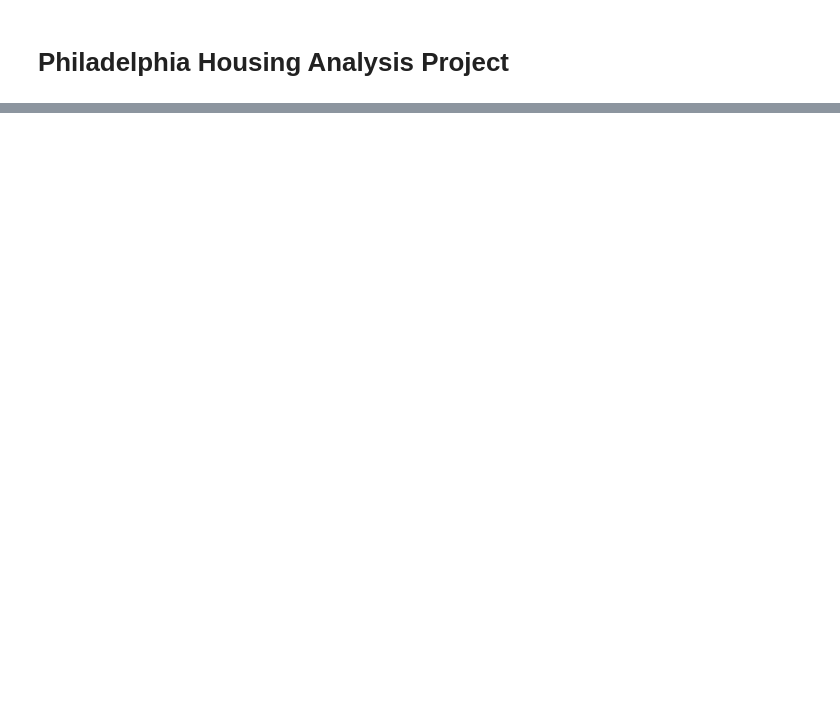
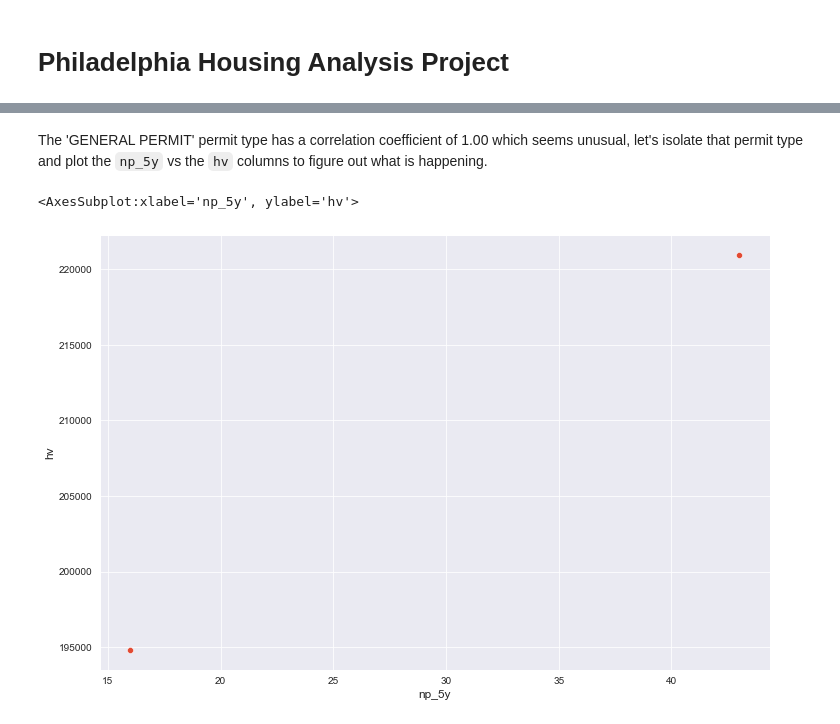
Before and after one commit to JohnnyKile/Philadelphia-Housing-Analysis, a Jupyter notebook: Philadelphia Housing Analysis.ipynb, the cells around one changed output, grey strips where cells are left out. Saved outputs shown, nothing was run; the diff lists cells and outputs as text; code cells hidden in the pictures; blank space fills up the shorter version.

```diff
--- a/Philadelphia Housing Analysis.ipynb
+++ b/Philadelphia Housing Analysis.ipynb
@@ -505,0 +176,2 @@ NameError: name 'hv_cols' is not defined
+# %%
+zillow = zillow[['zipcode', 'year', 'hv', 'pc_1y', 'pc_3y', 'pc_5y']]
@@ -505,0 +419,9 @@ NameError: name 'hv_cols' is not defined
+# %% [markdown]
+The 'GENERAL PERMIT' permit type has a correlation coefficient of 1.00 which seems unusual, let's isolate that permit type and plot the `np_5y` vs the `hv` columns to figure out what is happening.
+# %%
+housing_data = created_combined_df(permits_combined, ['GENERAL PERMIT'])
+sns.set_style("darkgrid")
+sns.scatterplot(data=housing_data, x="np_5y", y="hv")
+# %% [output]
+<AxesSubplot:xlabel='np_5y', ylabel='hv'>
+[figure, added]
```
Also changed, not shown: parts of 124 cells of this notebook.
